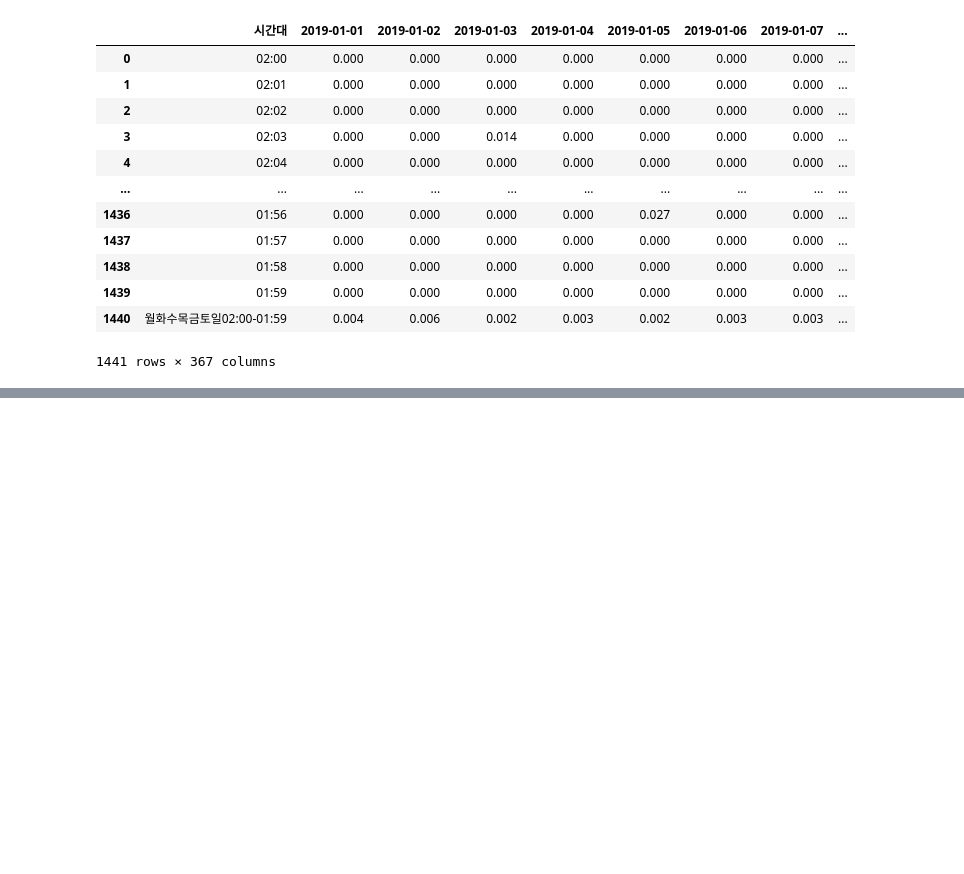
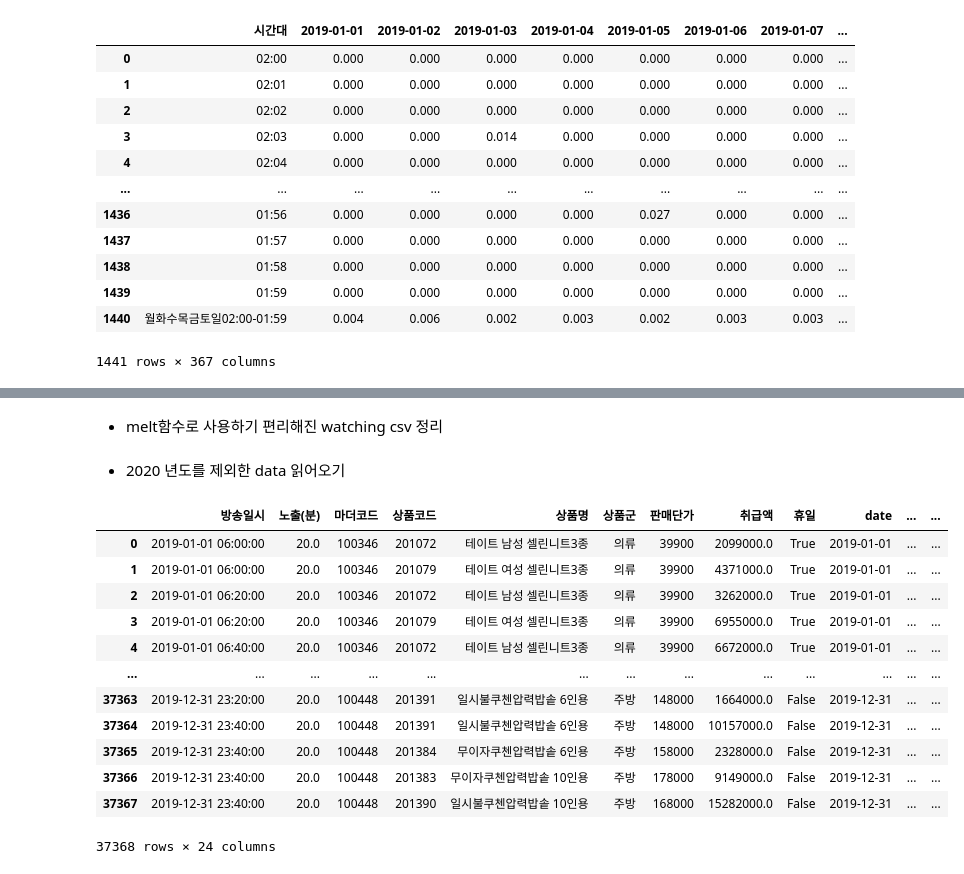
Before and after one commit to dlwlgus53/Tcommerce, a Jupyter notebook: 2.2 watching.ipynb, the cells around one changed output, grey strips where cells are left out. Cells and saved outputs as stored; diff of their text form; code cells hidden in the pictures; blank space fills up the shorter version.

```diff
--- a/2.2 watching.ipynb
+++ b/2.2 watching.ipynb
@@ -48,0 +68,2 @@ Index(['시간대', '2019-01-01', '2019-01-02', '2019-01-03', '2019-01-04',
+# %% [markdown]
+- melt함수로 사용하기 편리해진 watching csv 정리
@@ -48,0 +72,21 @@ Index(['시간대', '2019-01-01', '2019-01-02', '2019-01-03', '2019-01-04',
+# %% [markdown]
+- 2020 년도를 제외한 data 읽어오기
+# %%
+data = pd.read_csv('data/train_set/2.data_add_feature1.csv', header = 0)
+data = data.sort_values(['방송일시']).reset_index(drop=True)
+data = data.loc[~data['방송일시'].str.contains('2020-01-01')]
+data
+# %% [output]
+|  | 방송일시 | 노출(분) | 마더코드 | 상품코드 | 상품명 | 상품군 | 판매단가 | 취급액 | 휴일 | date | ... | ... |
+| 0 | 2019-01-01 06:00:00 | 20.0 | 100346 | 201072 | 테이트 남성 셀린니트3종 | 의류 | 39900 | 2099000.0 | True | 2019-01-01 | ... | ... |
+| 1 | 2019-01-01 06:00:00 | 20.0 | 100346 | 201079 | 테이트 여성 셀린니트3종 | 의류 | 39900 | 4371000.0 | True | 2019-01-01 | ... | ... |
+| 2 | 2019-01-01 06:20:00 | 20.0 | 100346 | 201072 | 테이트 남성 셀린니트3종 | 의류 | 39900 | 3262000.0 | True | 2019-01-01 | ... | ... |
+| 3 | 2019-01-01 06:20:00 | 20.0 | 100346 | 201079 | 테이트 여성 셀린니트3종 | 의류 | 39900 | 6955000.0 | True | 2019-01-01 | ... | ... |
+| 4 | 2019-01-01 06:40:00 | 20.0 | 100346 | 201072 | 테이트 남성 셀린니트3종 | 의류 | 39900 | 6672000.0 | True | 2019-01-01 | ... | ... |
+| ... | ... | ... | ... | ... | ... | ... | ... | ... | ... | ... | ... | ... |
+| 37363 | 2019-12-31 23:20:00 | 20.0 | 100448 | 201391 | 일시불쿠첸압력밥솥 6인용 | 주방 | 148000 | 1664000.0 | False | 2019-12-31 | ... | ... |
+| 37364 | 2019-12-31 23:40:00 | 20.0 | 100448 | 201391 | 일시불쿠첸압력밥솥 6인용 | 주방 | 148000 | 10157000.0 | False | 2019-12-31 | ... | ... |
+| 37365 | 2019-12-31 23:40:00 | 20.0 | 100448 | 201384 | 무이자쿠첸압력밥솥 6인용 | 주방 | 158000 | 2328000.0 | False | 2019-12-31 | ... | ... |
+| 37366 | 2019-12-31 23:40:00 | 20.0 | 100448 | 201383 | 무이자쿠첸압력밥솥 10인용 | 주방 | 178000 | 9149000.0 | False | 2019-12-31 | ... | ... |
+| 37367 | 2019-12-31 23:40:00 | 20.0 | 100448 | 201390 | 일시불쿠첸압력밥솥 10인용 | 주방 | 168000 | 15282000.0 | False | 2019-12-31 | ... | ... |
+37368 rows × 24 columns
```
Also changed, not shown: parts of 18 cells of this notebook, 1 other file.
